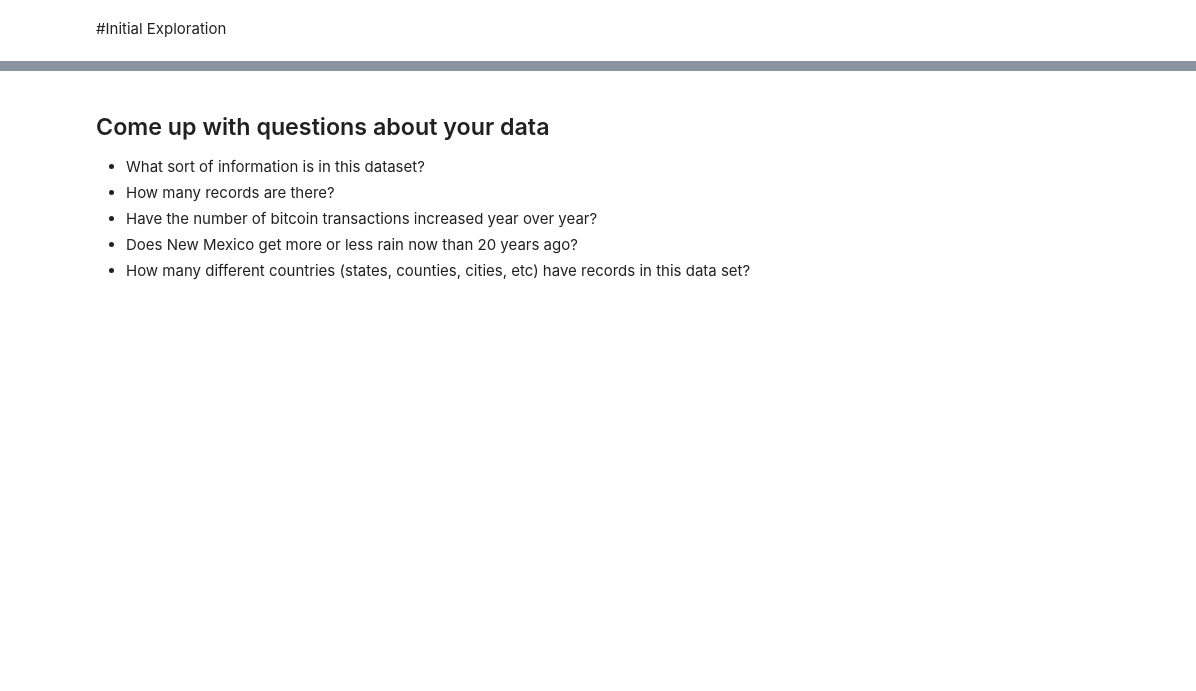
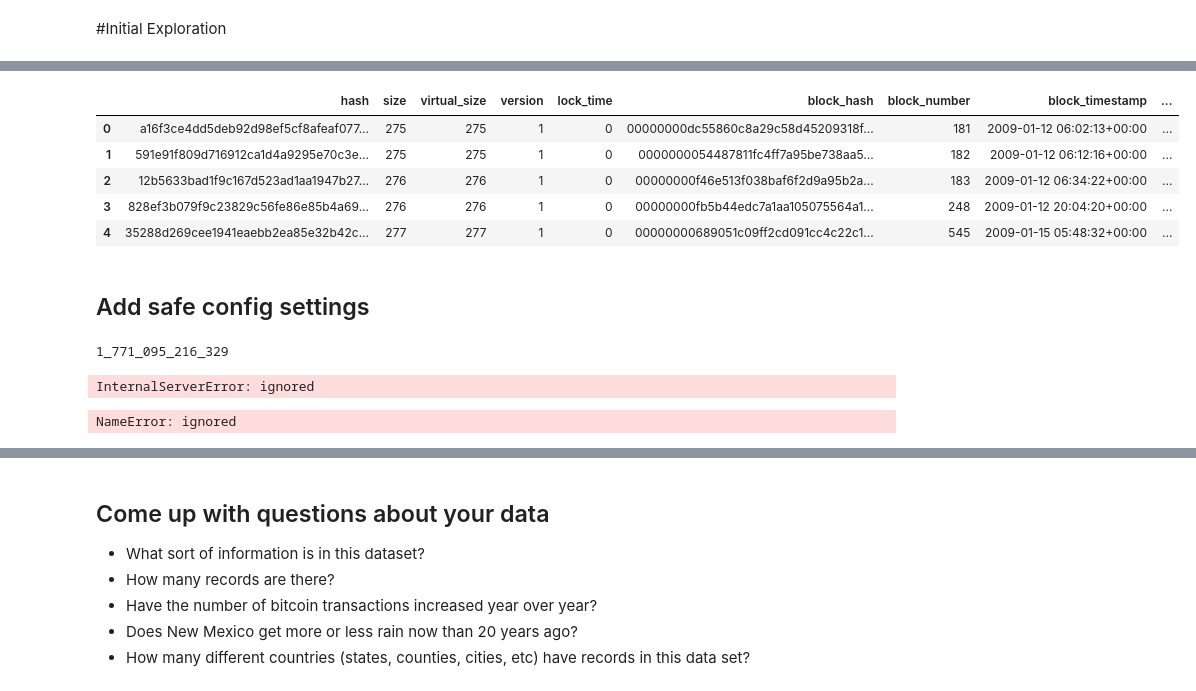
Before and after one commit to TWHessNM/DataSciencePython, a Jupyter notebook: Copy_of_project_3_with_Google_Big_Query_Data_SQL_template.ipynb, the cells around one changed output, grey strips where cells are left out. Drawn from its saved outputs; the diff is of its cells as text; code cells hidden in the pictures; blank space fills up the shorter version.

```diff
--- a/Copy_of_project_3_with_Google_Big_Query_Data_SQL_template.ipynb
+++ b/Copy_of_project_3_with_Google_Big_Query_Data_SQL_template.ipynb
@@ -14,9 +12,9 @@ import plotly.express as px
 
 auth.authenticate_user()
 # %%
-project_id = 'project-3-bigquery-bit-coin'
+project_id = 'bitcoindata-381723'
 
 # Create client object
-client = bigquery.Client(project= "project-3-bigquery-bit-coin")
+client = bigquery.Client(project=project_id)
 # %% [markdown]
 #Initial Exploration
@@ -23 +23,6 @@ client = bigquery.Client(project= "project-3-bigquery-bit-coin")
+# %%
+# Construct a reference to the 'crypto_bitcoin' dataset
+dataset_ref = client.dataset("crypto_bitcoin", project="bigquery-public-data")
+# API request - fetch the dataset
+dataset = client.get_dataset(dataset_ref)
 # %%
@@ -50,0 +42,9 @@ NotFound: ignored
+# %%
+# Construct a reference to the "transactions" table
+table_ref = dataset.table("transactions")
+
+# API request - fetch the table
+table = client.get_table(table_ref)
+
+# See the table's schema - name, field type, mode, description
+table.schema
@@ -50,0 +89,12 @@ NotFound: ignored
+# %%
+# Preview the first five lines of the table
+client.list_rows(table, max_results=5).to_dataframe()
+# %% [output]
+|  | hash | size | virtual_size | version | lock_time | block_hash | block_number | block_timestamp | ... |
+| 0 | a16f3ce4dd5deb92d98ef5cf8afeaf077... | 275 | 275 | 1 | 0 | 00000000dc55860c8a29c58d45209318f... | 181 | 2009-01-12 06:02:13+00:00 | ... |
+| 1 | 591e91f809d716912ca1d4a9295e70c3e... | 275 | 275 | 1 | 0 | 0000000054487811fc4ff7a95be738aa5... | 182 | 2009-01-12 06:12:16+00:00 | ... |
+| 2 | 12b5633bad1f9c167d523ad1aa1947b27... | 276 | 276 | 1 | 0 | 00000000f46e513f038baf6f2d9a95b2a... | 183 | 2009-01-12 06:34:22+00:00 | ... |
+| 3 | 828ef3b079f9c23829c56fe86e85b4a69... | 276 | 276 | 1 | 0 | 00000000fb5b44edc7a1aa105075564a1... | 248 | 2009-01-12 20:04:20+00:00 | ... |
+| 4 | 35288d269cee1941eaebb2ea85e32b42c... | 277 | 277 | 1 | 0 | 00000000689051c09ff2cd091cc4c22c1... | 545 | 2009-01-15 05:48:32+00:00 | ... |
+# %% [markdown]
+##  Add safe config settings
@@ -50,0 +104,28 @@ NotFound: ignored
+# %%
+#Dry run query to estimate the size of a query before running it
+query = """
+        SELECT *
+        FROM bigquery-public-data.crypto_bitcoin.transactions
+        LIMIT 5
+        """
+
+
+dry_run_config = bigquery.QueryJobConfig(dry_run = True)
+dry_run_query_job = client.query(query, job_config= dry_run_config)
+size = dry_run_query_job.total_bytes_processed
+print(f"{size:_}")
+# %% [output]
+1_771_095_216_329
+# %%
+#Safe Config to limit scanned data.
+safe_config = bigquery.QueryJobConfig(maximum_bytes_billed=ONE_GB)
+
+safe_query_job = client.query(query, job_config=safe_config)
+df = safe_query_job.to_dataframe()
+df.head()
+# %% [output]
+InternalServerError: ignored
+# %%
+df.shape
+# %% [output]
+NameError: ignored
```
Also changed, not shown: parts of 10 cells of this notebook.
